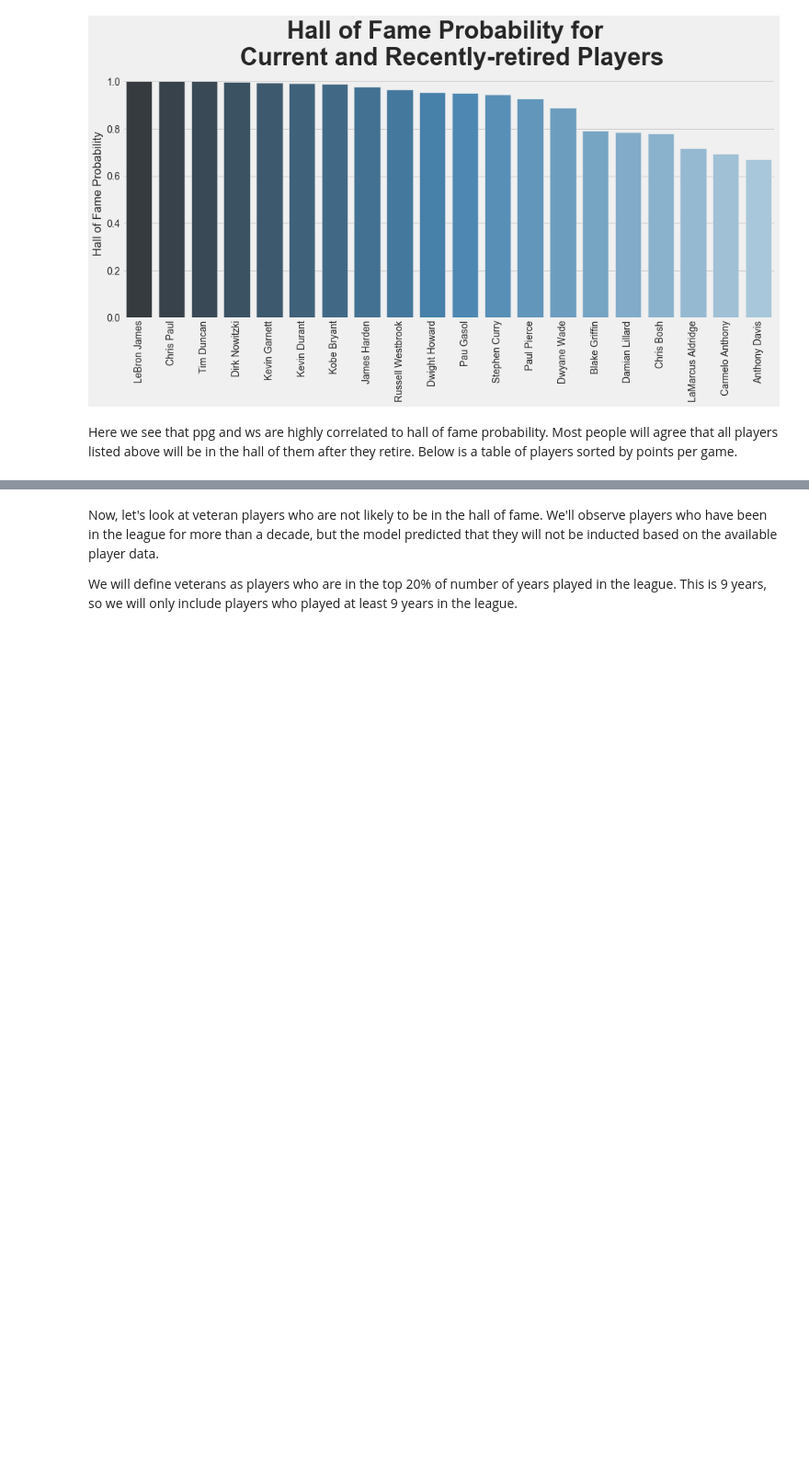
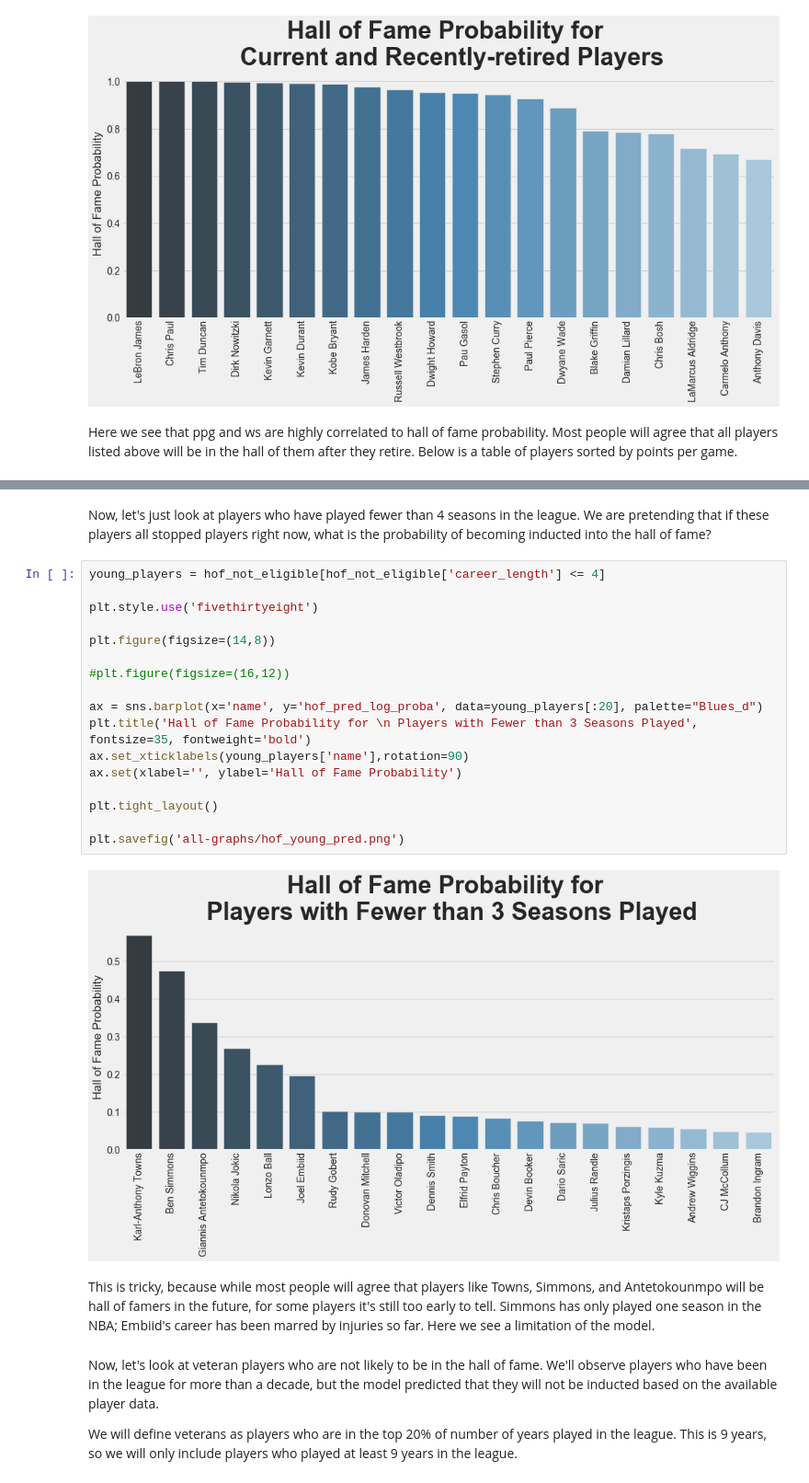
Before and after one commit to ymericson/NBA-player-info, a Jupyter notebook: NBA Hall of Fame - ML.ipynb, the cells around one changed output, grey strips where cells are left out. Shown at 92% size. Saved outputs shown, nothing was run; the diff lists cells and outputs as text; blank space fills up the shorter version.

```diff
--- a/NBA Hall of Fame - ML.ipynb
+++ b/NBA Hall of Fame - ML.ipynb
@@ -569,3 +570,26 @@ hof_not_eligible.sort_values(['ppg', 'hof_pred_log_proba'], ascending=[False, Fa
+# %% [markdown]
+Now, let's just look at players who have played fewer than 4 seasons in the league. We are pretending that if these players all stopped players right now, what is the probability of becoming inducted into the hall of fame?
+# %%
+young_players = hof_not_eligible[hof_not_eligible['career_length'] <= 4]
+
+plt.style.use('fivethirtyeight')
+
+plt.figure(figsize=(14,8))
+
+#plt.figure(figsize=(16,12))
+
+ax = sns.barplot(x='name', y='hof_pred_log_proba', data=young_players[:20], palette="Blues_d")
+plt.title('Hall of Fame Probability for \n Players with Fewer than 3 Seasons Played', fontsize=35, fontweight='bold')
+ax.set_xticklabels(young_players['name'],rotation=90)
+ax.set(xlabel='', ylabel='Hall of Fame Probability')
+
+plt.tight_layout()
+
+plt.savefig('all-graphs/hof_young_pred.png')
+# %% [output]
+[figure, added]
+# %% [markdown]
+This is tricky, because while most people will agree that players like Towns, Simmons, and Antetokounmpo will be hall of famers in the future, for some players it's still too early to tell. Simmons has only played one season in the NBA; Embiid's career has been marred by injuries so far. Here we see a limitation of the model.
 # %% [markdown]
 Now, let's look at veteran players who are not likely to be in the hall of fame. We'll observe players who have been in the league for more than a decade, but the model predicted that they will not be inducted based on the available player data.
 
```
Also changed, not shown: parts of 2 cells of this notebook, 3 other files.
